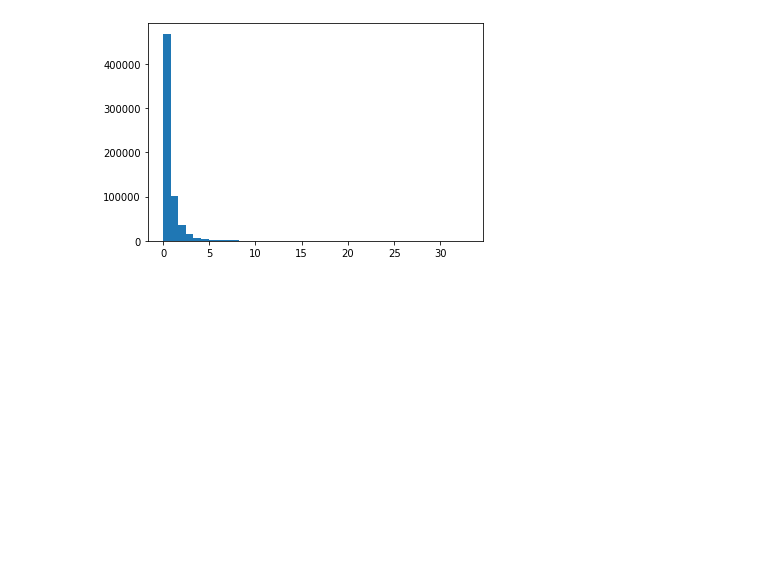
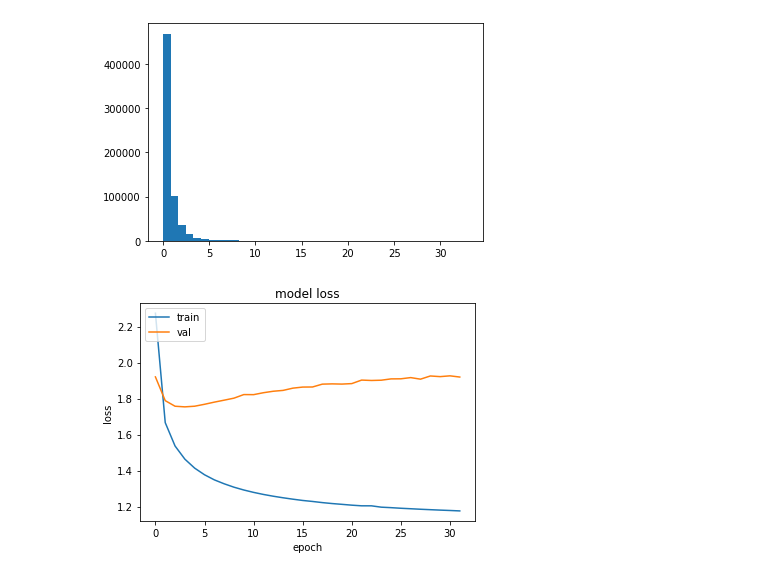
Before and after one commit to aleathwick/380-music-representation, a Jupyter notebook: data_exploration.ipynb, the cells around one changed output. Cells and saved outputs as stored; diff of their text form; code cells hidden in the pictures; blank space fills up the shorter version.

```diff
--- a/data_exploration.ipynb
+++ b/data_exploration.ipynb
@@ -102,0 +91,9 @@ len(lengths)
+# %%
+# Comparison of Oore 8 with nb blah
+with open(f'models/oore/oore8/history32e.json', 'r') as f:
+    hist2 = ast.literal_eval(json.load(f))
+metric = 'loss'
+models.plt_metric(hist2)
+plt.savefig('models/oore/oore8/loss_plot')
+# %% [output]
+[figure, added]
```
Also changed, not shown: parts of 11 cells of this notebook, 13 other files.
